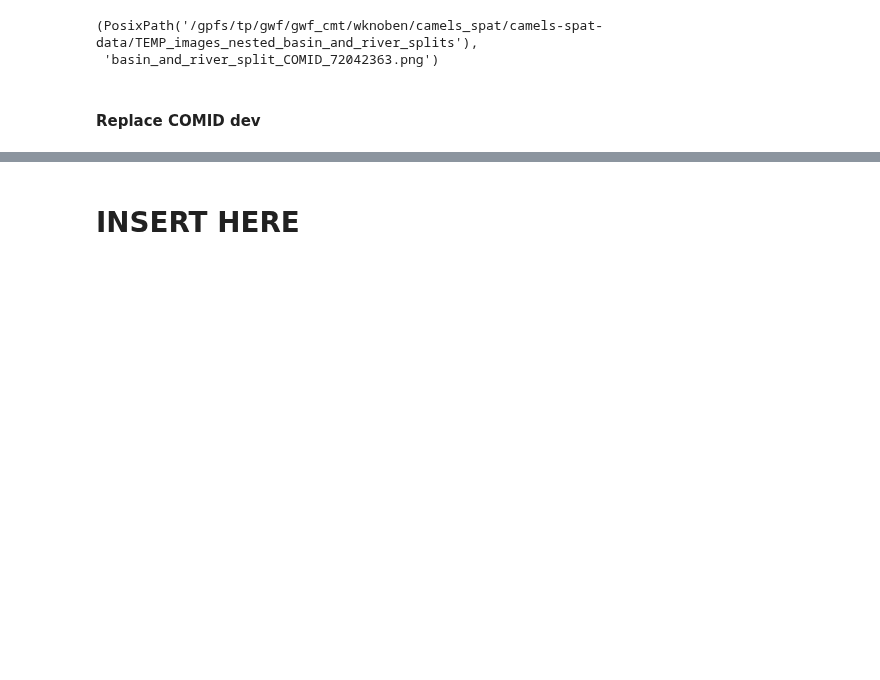
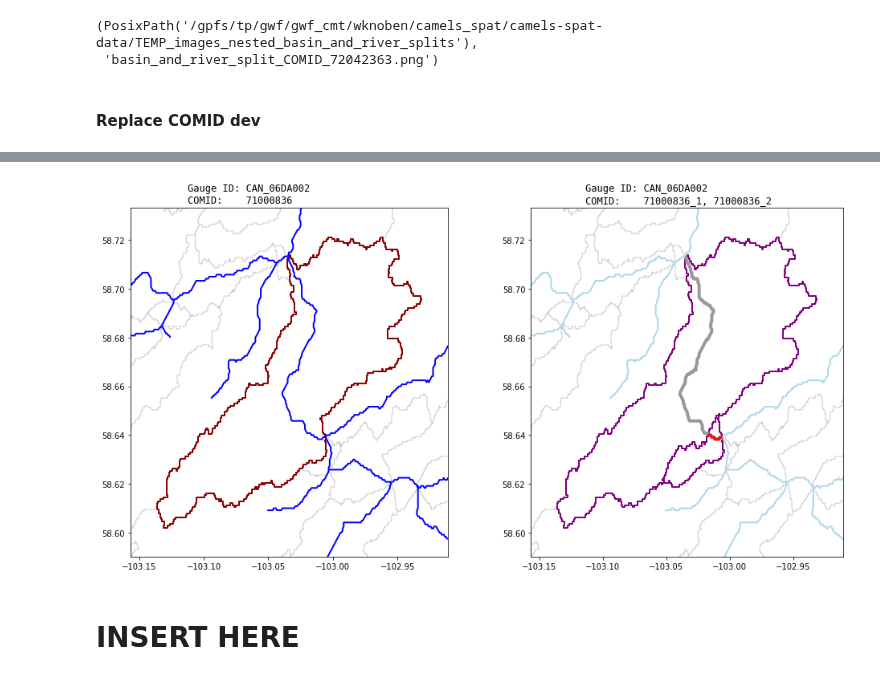
Before and after one commit to CH-Earth/camels_spat, a Jupyter notebook: 5_basin_delineation/8_distributed_shape_split_nested_polygons_and_rivers.ipynb, the cells around one changed output, grey strips where cells are left out. Saved outputs shown, nothing was run; the diff lists cells and outputs as text; code cells hidden in the pictures; blank space fills up the shorter version.

```diff
--- a/5_basin_delineation/8_distributed_shape_split_nested_polygons_and_rivers.ipynb
+++ b/5_basin_delineation/8_distributed_shape_split_nested_polygons_and_rivers.ipynb
@@ -476,0 +552,2 @@ comid
+# %%
+basin_to_update = basins_to_update[0]
@@ -476,0 +566,4 @@ comid
+# %%
+# 5b2. Load the distributed shapefiles (basin and river)
+shp_basin = gpd.read_file(dist_shp_basin)
+shp_river = gpd.read_file(dist_shp_river)
@@ -476,0 +583,33 @@ comid
+# %%
+# 5b4. Identify which newly split basin and river parts this one needs, by matching areas and river lengths
+# Find the combination of rows in new_basin_gdf that gives us our target area
+old_area = shp_basin[shp_basin['COMID'] == comid]['unitarea'].values[0] # target area
+new_basin_indices_needed = find_combinations(new_basin_gdf, 'new_area', old_area) # returns a list
+
+# Find the river bits we need here (if any)
+if replace_river:
+    old_length = shp_river[shp_river['COMID'] == comid]['new_len_km'].values[0] # target length
+    new_river_indices_needed = find_combinations(new_river_gdf, 'new_len_km', old_length) # returns a list
+# %%
+# 5b5. Create two new geodataframes where we replace the existing COMID row with the appropriate new one(s)
+shp_basin_new = shp_basin.copy() # duplicate so we can easily plot later
+basin_drop_this = (shp_basin_new['COMID'] == comid)
+assert basin_drop_this.sum() == 1, \
+    f"Found more or less than 1 row with the COMID-to-be-replaced in basin file"
+shp_basin_new = shp_basin_new[~basin_drop_this]
+add_this = new_basin_gdf[['new_COMID','new_area','geometry']].rename({'new_COMID':'COMID',
+                                                                      'new_area':'unitarea'},
+                                                                     axis=1)
+shp_basin_new = pd.concat([shp_basin_new, add_this])
+
+if replace_river:
+    shp_river_new = shp_river.copy()
+    river_drop_this = (shp_river_new['COMID'] == comid)
+    assert river_drop_this.sum() == 1, \
+        f"Found more or less than 1 row with the COMID-to-be-replaced in river file"
+    shp_river_new = shp_river_new[~river_drop_this]
+    add_this = new_river_gdf[['new_COMID','NextDownID',
+                          'up1','up2','up3','up4',
+                          'new_len_km','geometry']].rename({'new_COMID':'COMID'},
+                                                            axis=1)
+    shp_river_new = pd.concat([shp_river_new, add_this])
@@ -476,0 +622,6 @@ comid
+# %%
+plot_shapes_before_after(shp_basin, shp_basin_new, len(new_basin_indices_needed),
+                         shp_river, shp_river_new, len(new_river_indices_needed),
+                         comid, basin_str, '')
+# %% [output]
+[figure, added]
```
Also changed, not shown: parts of 21 cells of this notebook.
